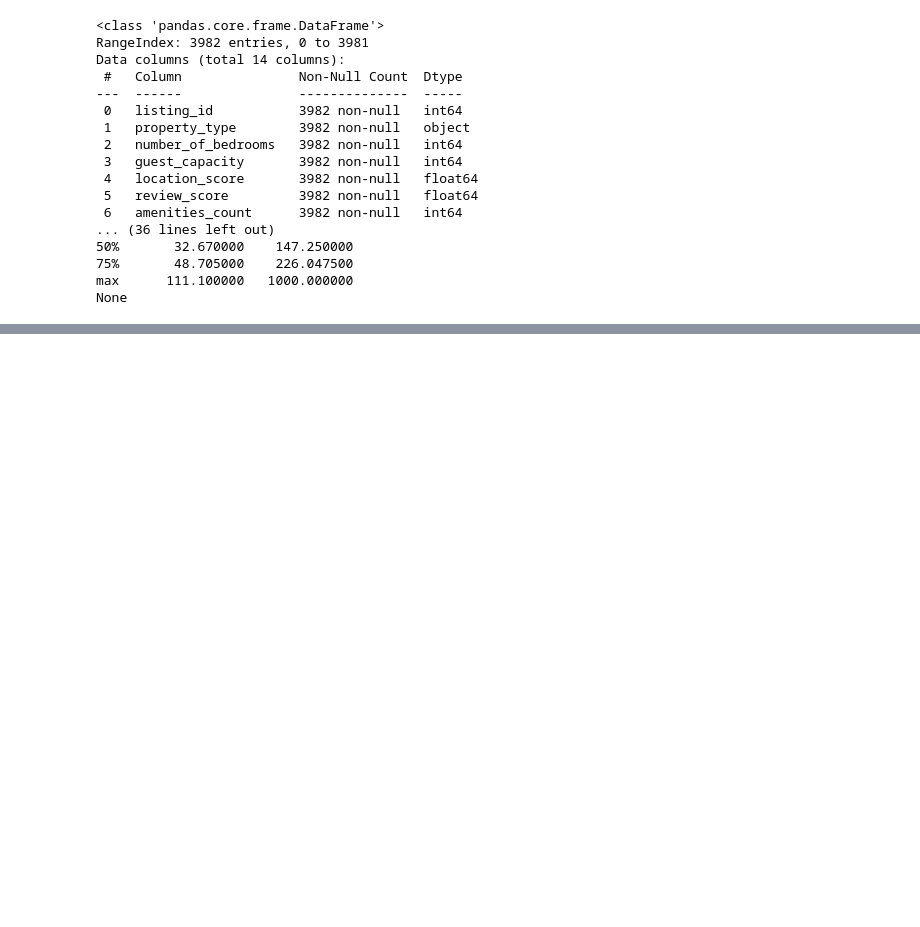
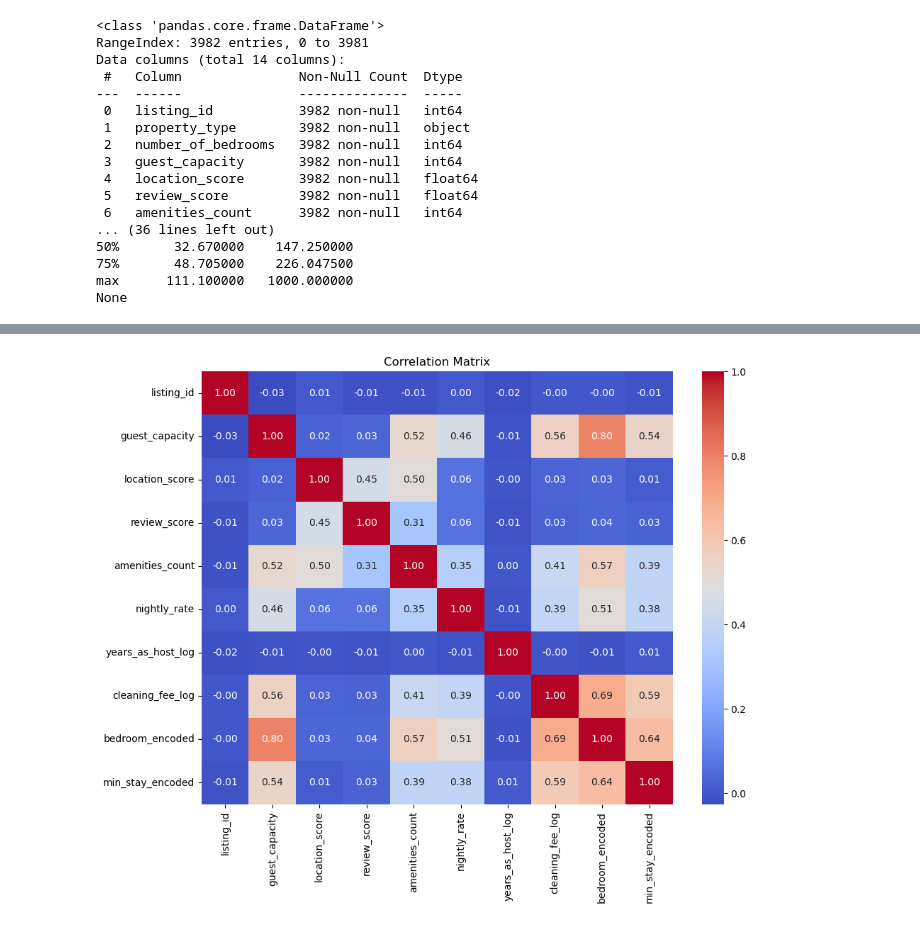
Before and after one commit to ychia112/Airbnb-Data-Mining-Project, a Jupyter notebook: notebooks/01_EDA.ipynb, the cells around one changed output, grey strips where cells are left out. Cells and saved outputs as stored; diff of their text form; code cells hidden in the pictures; blank space fills up the shorter version.

```diff
--- a/notebooks/01_EDA.ipynb
+++ b/notebooks/01_EDA.ipynb
@@ -32,0 +185,6 @@ None
+# %%
+# Correlation Matrix
+df_processed = df_processed.drop(columns=original_high_skew_cols)
+plot_correlations(df_processed)
+# %% [output]
+[figure, added]
```
Also changed, not shown: parts of 16 cells of this notebook, 1 other file.
